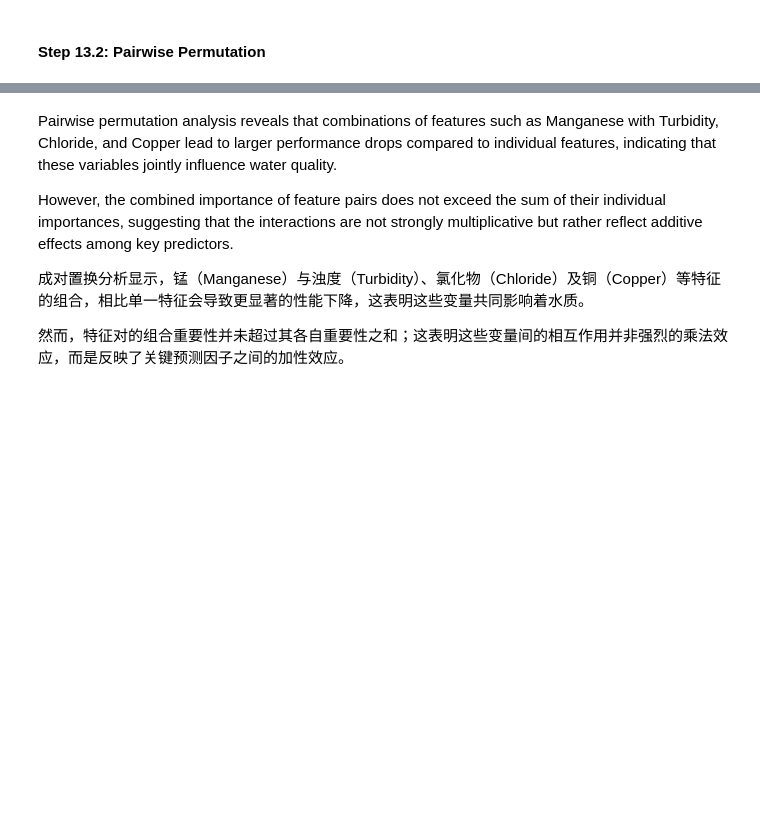
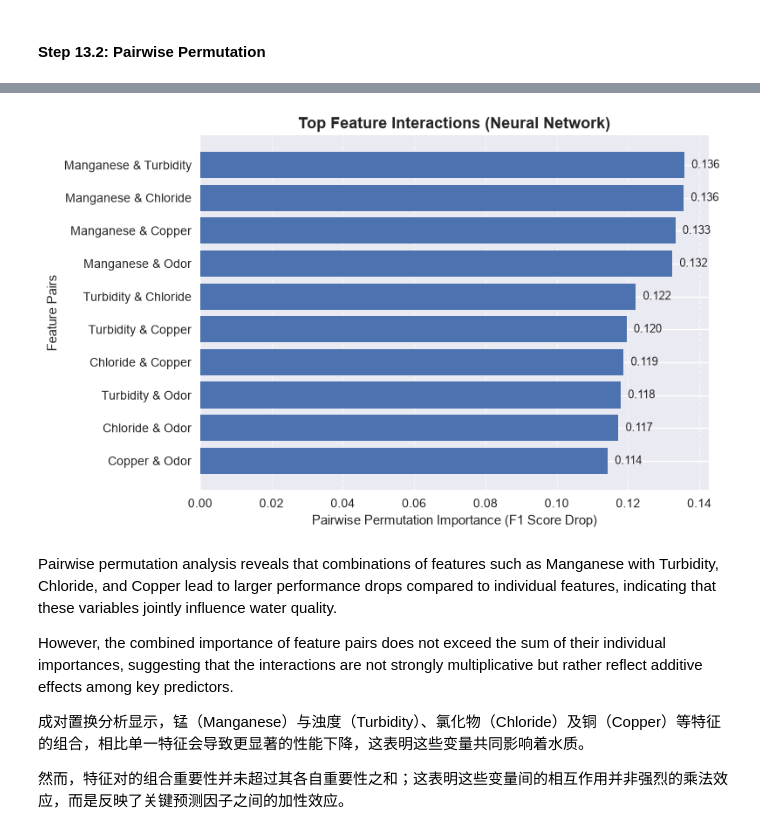
Before and after one commit to YL-6/-, a Jupyter notebook: notebooks/06_model_4.ipynb, the cells around one changed output, grey strips where cells are left out. Saved outputs shown, nothing was run; the diff lists cells and outputs as text; code cells hidden in the pictures; blank space fills up the shorter version.

```diff
--- a/notebooks/06_model_4.ipynb
+++ b/notebooks/06_model_4.ipynb
@@ -408,4 +469,48 @@ pair_df = pd.DataFrame(pair_importances, columns=["Feature Pair", "Importance"])
 pair_df = pair_df.sort_values(by="Importance", ascending=False)
 
 print(pair_df.head(10))
+
+import matplotlib.pyplot as plt
+
+# -------------------------------
+# Step 5: Prepare data for plotting
+# -------------------------------
+
+# Convert tuple (A, B) → "A & B"
+pair_df["Pair Name"] = pair_df["Feature Pair"].apply(lambda x: f"{x[0]} & {x[1]}")
+
+# Sort from low → high for better visualization
+plot_df = pair_df.sort_values(by="Importance", ascending=True)
+
+# Only show top N pairs
+top_n = 10
+plot_df = plot_df.tail(top_n)
+
+# -------------------------------
+# Step 6: Plot
+# -------------------------------
+
+plt.style.use('seaborn-v0_8')
+
+plt.figure(figsize=(8, 5))
+
+# Horizontal bar chart
+plt.barh(plot_df["Pair Name"], plot_df["Importance"])
+
+# Labels and title
+plt.xlabel("Pairwise Permutation Importance (F1 Score Drop)", fontsize=11)
+plt.ylabel("Feature Pairs", fontsize=11)
+plt.title("Top Feature Interactions (Neural Network)", fontsize=13, fontweight='bold')
+
+# Add value labels on bars
+for i, v in enumerate(plot_df["Importance"]):
+    plt.text(v + 0.002, i, f"{v:.3f}", va='center', fontsize=9)
+
+# Grid for readability
+plt.grid(axis='x', linestyle='--', alpha=0.6)
+
+# Layout
+plt.tight_layout()
+
+plt.show()
 # %% [output]
@@ -429,3 +534,4 @@ print(pair_df.head(10))
+[figure, added]
 # %% [markdown]
 Pairwise permutation analysis reveals that combinations of features such as Manganese with Turbidity, Chloride, and Copper lead to larger performance drops compared to individual features, indicating that these variables jointly influence water quality.
 
```
Also changed, not shown: parts of 5 cells of this notebook.
